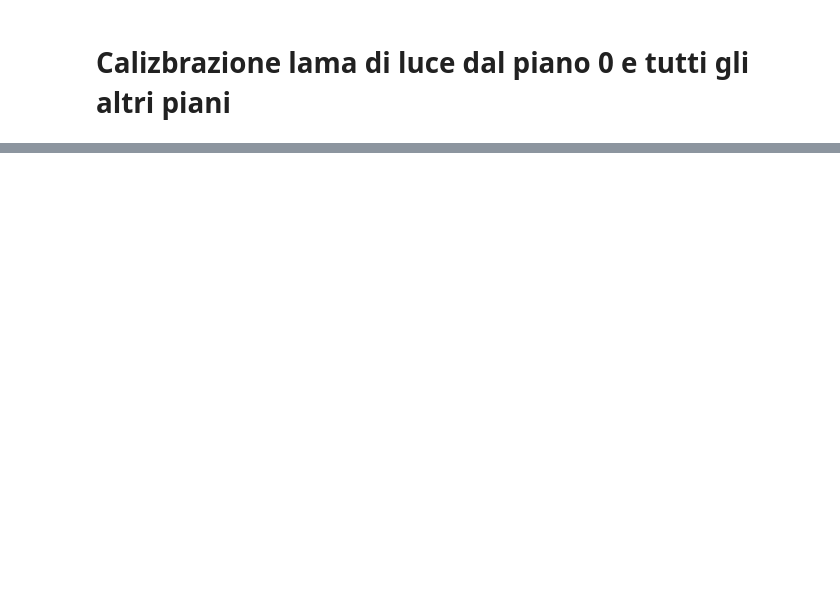
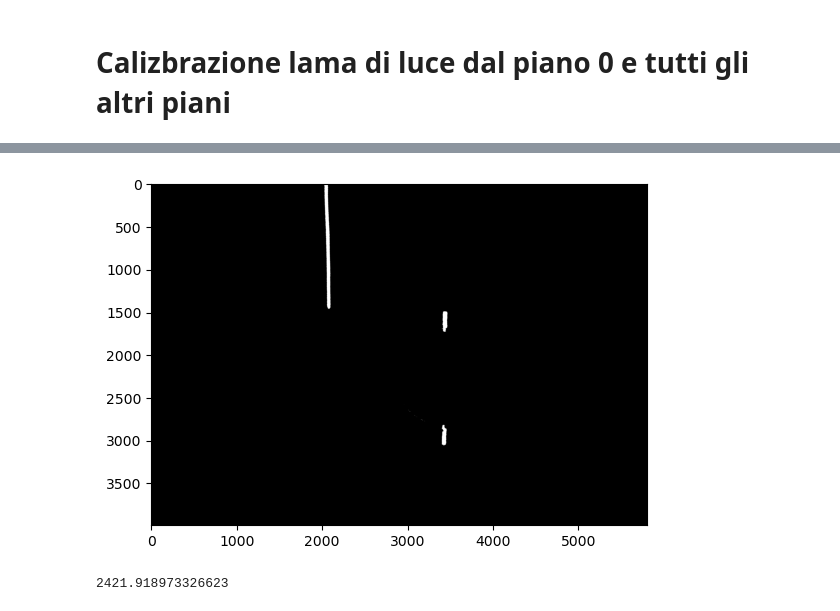
Before and after one commit to eldemaster/ProgettoSdV, a Jupyter notebook: Progetto_definitivo.ipynb, the cells around one changed output, grey strips where cells are left out. Saved outputs shown, nothing was run; the diff lists cells and outputs as text; code cells hidden in the pictures; blank space fills up the shorter version.

```diff
--- a/Progetto_definitivo.ipynb
+++ b/Progetto_definitivo.ipynb
@@ -626,0 +843,80 @@ residui
+# %%
+Bar_lama_f=[]
+
+# Carica un'immagine dal percorso specificato
+img = cv.imread(os.path.join( IMGDIR, 'Misure_05.jpg'), cv.IMREAD_COLOR )
+assert img is not None, "ERROR: Immagine non trovata!"
+
+undistortedL = cv.undistort(img, cameraMatrix, distCoeffs, None, newcameramtx)
+
+#Crop the image
+x, y, w, h = roi
+img = undistortedL[y:y+h, x:x+w]
+
+# Converte l'immagine da BGR a RGB
+rgb = cv.cvtColor( img, cv.COLOR_BGR2RGB )
+
+# Converte l'immagine da BGR a scala di grigi
+gray = cv.cvtColor( img, cv.COLOR_BGR2GRAY )
+
+# Applica una soglia binaria all'immagine in scala di grigi
+_,binary=cv.threshold(gray,30,255,cv.THRESH_BINARY)
+
+# Ottiene le dimensioni dell'immagine binaria
+h,w = binary.shape
+
+# Visualizza l'immagine binaria
+plt.imshow(binary,cmap='gray')
+plt.show()
+
+# Calcola la media dei valori dei pixel per ogni riga dell'immagine binaria
+line = np.zeros( h )
+for j in range( h ):
+    line[j] = np.mean( np.where( binary[j,:] != 0 ) )
+
+# Converte l'immagine in scala di grigi in un'immagine RGB
+img = cv.cvtColor( gray, cv.COLOR_GRAY2RGB )
+
+# Disegna una barra rossa sulla posizione media calcolata per ogni riga dell'immagine
+for j in range( h ):
+    if np.isnan(line[j])==False:
+        i = int( line[j] )
+        Bar_lama_f.append([i,j])
+        img[j,i] = [255,0,0]
+
+# Converte la lista delle posizioni delle barre in un array numpy
+Bar_lama_f=np.array(Bar_lama_f)
+
+# Individua la zona circolare calcolando la media delle posizioni verticali delle barre
+pos_verticale_media=np.mean(Bar_lama_f[:,0])
+print(pos_verticale_media)
+
+# Divide le barre in due gruppi in base alla loro posizione verticale rispetto alla media
+b_oggetto_s=[]
+b_z_0=[]
+for i in range(Bar_lama_f.shape[0]):
+    if Bar_lama_f[i,0]>pos_verticale_media:
+        b_oggetto_s.append(Bar_lama_f[i,:])
+    else:
+        b_z_0.append(Bar_lama_f[i,:])
+
+# Converte le liste delle posizioni delle barre in array numpy
+b_oggetto_s=np.array(b_oggetto_s)
+b_z_0=np.array(b_z_0)
+
+# Disegna le barre del gruppo "b_oggetto_s" in verde e le barre del gruppo "b_z_0" in blu sull'immagine
+for i in range(b_oggetto_s.shape[0]):
+    img[b_oggetto_s[i,1],b_oggetto_s[i,0]] = [0,255,0]
+for i in range(b_z_0.shape[0]):
+    img[b_z_0[i,1],b_z_0[i,0]] = [0,0,255]
+
+# Crea una figura e un'area di disegno per visualizzare l'immagine
+fig, ax = plt.subplots()
+fig.set_figheight(20)
+fig.set_figwidth(20)
+ax.imshow( img )
+ax.set_xticks([])
+ax.set_yticks([])
+# %% [output]
+[figure, added]
+2421.918973326623
```
Also changed, not shown: parts of 15 cells of this notebook.
